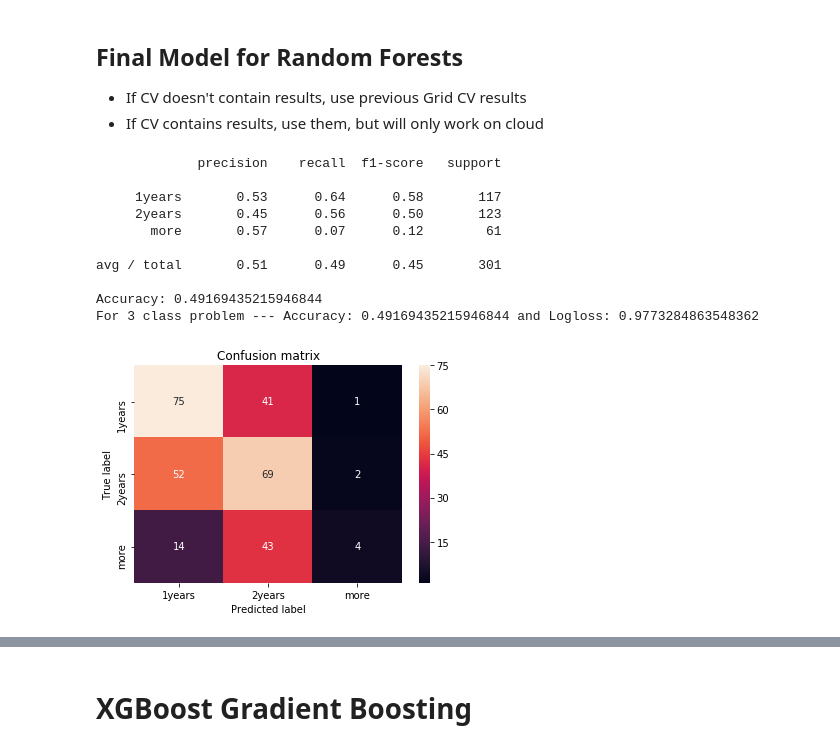
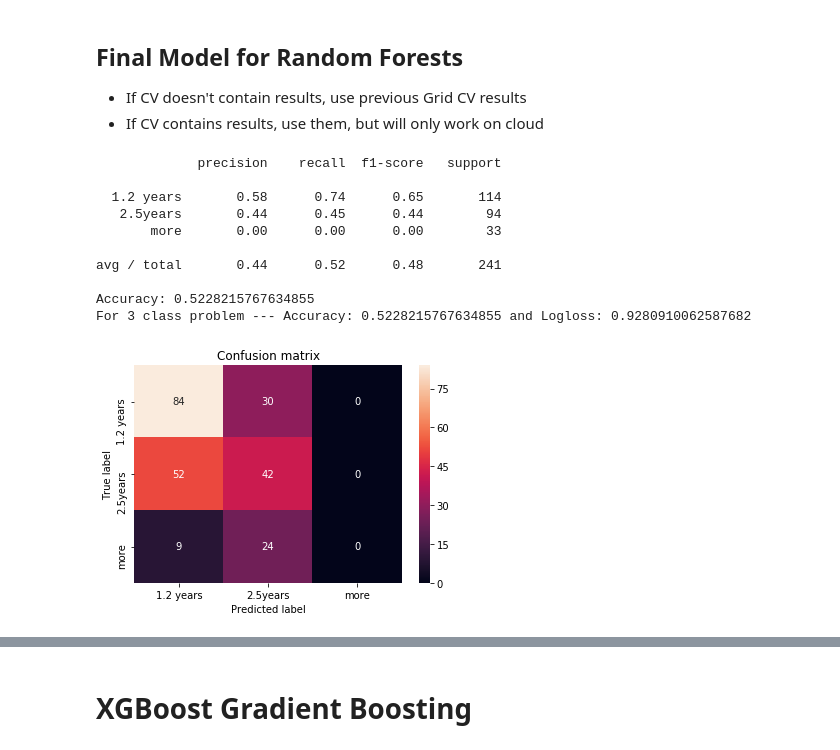
Before and after one commit to patricieni/ICM, a Jupyter notebook: code/notebooks/Modelling_GBM.ipynb, the cells around one changed output, grey strips where cells are left out. Cells and saved outputs as stored; diff of their text form; code cells hidden in the pictures.

```diff
--- a/code/notebooks/Modelling_GBM.ipynb
+++ b/code/notebooks/Modelling_GBM.ipynb
@@ -72 +122,14 @@ df_amelia = df_amelia[df_amelia.Tumor_type == "GBM"]
+# %%
+labels = ["1.2 years","2.5years","more"]
+cut_points = [400,900]
+
+# Load the raw dataset
+df_amelia = pd.read_csv(DATA_Amelia_FILE)
+# Only difference from the one before
+df_amelia = df_amelia[df_amelia.Tumor_type == "GBM"]
+# Dummies dataset, used for analysis
+df_dummies, labels = helper.process_dataset(df_amelia,labels,cut_points)
+
+# Label Encoded Dataset, used for visualization
+df_encoded, le_dict = helper.label_encoder(df_amelia, labels, cut_points)
 # %%
@@ -85,11 +136,0 @@ plt.hist(df_amelia.life_expectancy,bins =10)
-# %%
-# Try with three classes first based on Alex's clustering
-labels = ["1years","2years","more"]
-cut_points = [350,750]
-# labels = ["6months","1.2year","2years","3years","more"]
-# cut_points = [200,400,700,1100]
-#labels = ["3_months","6_months","9_months","12_months","15_months","18_months","2_years","3_years","4_years","5_years","10_years","10_plus_years"]
-#cut_points = [90,180,270,360,450,540,720,1095,1460,1825,3650]
-
-df_amelia.loc[:,"life_expectancy_bin"] = helper.binning(df_amelia.life_expectancy, cut_points, labels)
-print(pd.value_counts(df_amelia.life_expectancy_bin, sort=False))
@@ -188,6 +146,6 @@ Y = df.life_expectancy_bin
 # %%
 random_states = [1332, 1, 5 ,8, 100, 78]
-X_train, X_test, Y_train, Y_test = train_test_split(X,Y, test_size=0.25, random_state=random_states[0])
+X_train, Y_train, X_test, Y_test = helper.get_train_test_data(df_dummies,random_state=random_states[0])
 
 print(X_train.shape, X_test.shape, Y_train.shape, Y_test.shape)
 X_train.head(2)
@@ -337,40 +275,41 @@ evaluation.plot_report(Y_test, l[y_pred], labels)
 # Random forests with the right number of estimators based on validation set
 # rfc = best result from above
 rfc=RandomForestClassifier(bootstrap=False, class_weight=None, criterion='gini',
             max_depth=80, max_features=3, max_leaf_nodes=None,
             min_impurity_decrease=0.0, min_impurity_split=None,
             min_samples_leaf=3, min_samples_split=8,
-            min_weight_fraction_leaf=0.0, n_estimators=300, n_jobs=1,
+            min_weight_fraction_leaf=0.0, n_estimators=400, n_jobs=1,
             oob_score=False, random_state=1233, verbose=0,
             warm_start=False)
 
 rfc.fit(X_train, Y_train)
 
 score = rfc.score(X_test,Y_test)
 
 # XEntropy Error
 probas = rfc.predict_proba(X_test)
-y_pred = np.argmax(probas, axis=1)
+y_pred = rfc.predict(X_test)
+#np.argmax(probas, axis=1)
 error = log_loss(Y_test,probas)
 
 # Confusion matrix
 #cfm = confusion_matrix(Y_test, l[y_pred])
-evaluation.plot_report(Y_test, l[y_pred], labels)
+evaluation.plot_report(Y_test, y_pred, labels)
 
 print("For {0} class problem --- Accuracy: {1} and Logloss: {2}".format(len(labels), score, error))
 # ROC-AUC needs fixing.
 #Y_test_binary = label_binarize(Y_test, classes=labels)
 #y_pred_binary = label_binarize(l[y_pred],classes =labels)
 #auc_curve = evaluation.multi_class_auc(len(l),Y_test_binary,y_pred_binary)
 # %% [output]
              precision    recall  f1-score   support
 
-     1years       0.53      0.64      0.58       117
-     2years       0.45      0.56      0.50       123
-       more       0.57      0.07      0.12        61
+  1.2 years       0.58      0.74      0.65       114
+   2.5years       0.44      0.45      0.44        94
+       more       0.00      0.00      0.00        33
 
-avg / total       0.51      0.49      0.45       301
+avg / total       0.44      0.52      0.48       241
 
-Accuracy: 0.49169435215946844
-For 3 class problem --- Accuracy: 0.49169435215946844 and Logloss: 0.9773284863548362
+Accuracy: 0.5228215767634855
+For 3 class problem --- Accuracy: 0.5228215767634855 and Logloss: 0.9280910062587682
-[figure, old version]
+[figure, new version]
```
Also changed, not shown: parts of 50 cells of this notebook.
